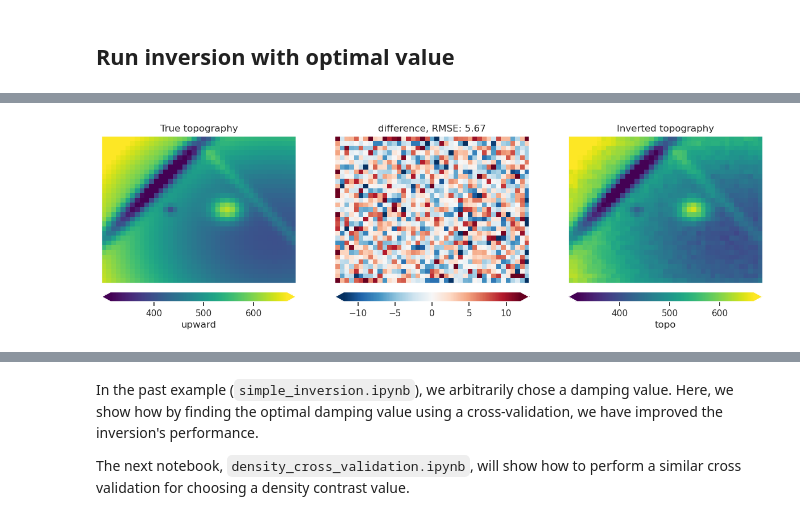
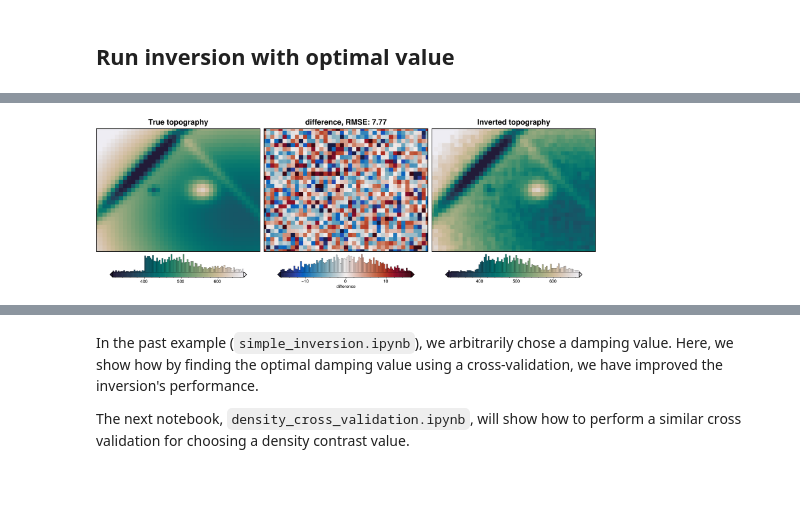
Before and after one commit to mdtanker/invert4geom, a Jupyter notebook: docs/user_guide/damping_cross_validation.ipynb, the cells around one changed output, grey strips where cells are left out. Drawn from its saved outputs; the diff is of its cells as text; code cells hidden in the pictures; blank space fills up the shorter version.

```diff
--- a/docs/user_guide/damping_cross_validation.ipynb
+++ b/docs/user_guide/damping_cross_validation.ipynb
@@ -273,7 +277,7 @@ new_kwargs = {
 }
 
 results = inversion.run_inversion(
-    input_grav=grav_df,
+    input_grav=grav_df[grav_df.test == False],  # noqa: E712, we can exlude the testing data now
     plot_convergence=True,
     solver_damping=best_damping,
     **new_kwargs,
@@ -319,22 +324,22 @@ plotting.plot_inversion_results(
 # %%
 final_topography = topo_results.set_index(["northing", "easting"]).to_xarray().topo
 
 _ = polar_utils.grd_compare(
     true_topography,
     final_topography,
-    plot_type="xarray",
+    # plot_type="xarray",
     plot=True,
     grid1_name="True topography",
     grid2_name="Inverted topography",
     robust=True,
     hist=True,
     inset=False,
     verbose="q",
     title="difference",
     grounding_line=False,
-    # reverse_cpt=True,
-    # cmap="rain",
-    diff_lims=(-20, 20),
+    reverse_cpt=True,
+    cmap="rain",
+    # diff_lims=(-20, 20),
 )
 # %% [output]
-[figure, old version]
+[figure, new version]
```
Also changed, not shown: parts of 14 cells of this notebook, 8 other files.
